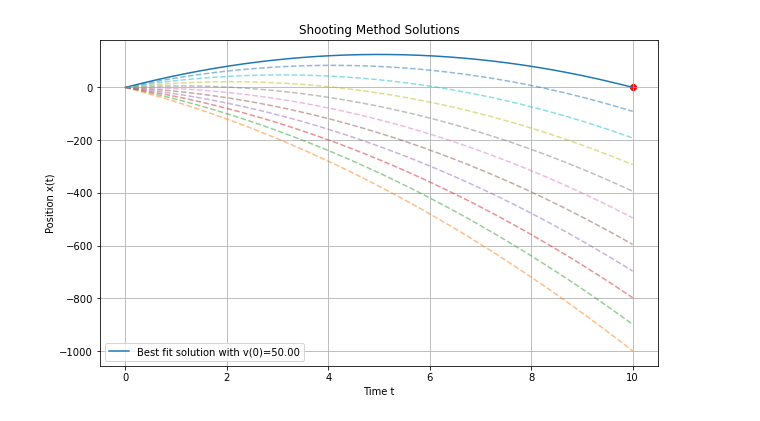
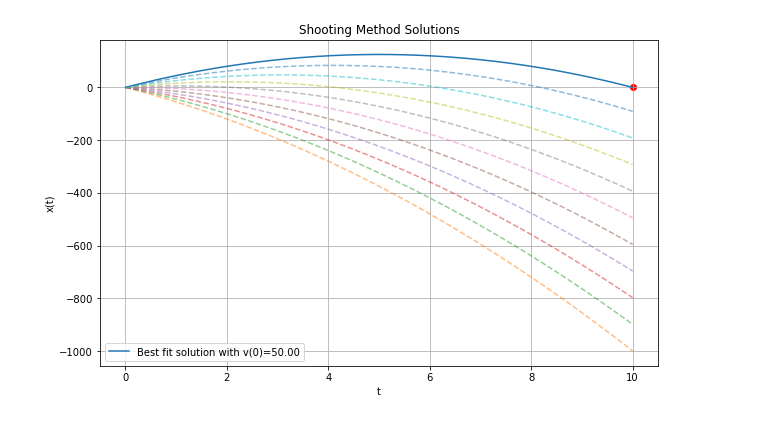
Before and after one commit to santanu-m/Computational-Physics, a Jupyter notebook: Assignment 2 Q 6.ipynb, the cells around one changed output. Cells and saved outputs as stored; diff of their text form; code cells hidden in the pictures.

```diff
--- a/Assignment 2 Q 6.ipynb
+++ b/Assignment 2 Q 6.ipynb
@@ -28,33 +28,33 @@ tf = 10
 x0 = 0
 n = 1000
 
 # Try different initial velocities
 initial_velocities = np.linspace(-50, 50, 100)
 final_positions = []
 
 for v in initial_velocities:
     _, sol = rk4(lambda t, y: model(t, y), [x0, v], t0, tf, n)
     final_positions.append(sol[-1, 0])
 
 # Find the initial velocity that makes x(tf) closest to 0
 idx = np.argmin(np.abs(final_positions))
 best_v = initial_velocities[idx]
 
 # Solve with the best initial velocity
 t, sol = rk4(lambda t, y: model(t, y), [x0, best_v], t0, tf, n)
 
 # Plotting the results
 plt.figure(figsize=(10, 6))
 plt.plot(t, sol[:, 0], label=f'Best fit solution with v(0)={best_v:.2f}')
 plt.scatter([tf], [0], color='red')  # Target boundary condition at tf
 for v in initial_velocities[::10]:  # plot only some candidate solutions for clarity
     _, temp_sol = rk4(lambda t, y: model(t, y), [x0, v], t0, tf, n)
     plt.plot(t, temp_sol[:, 0], linestyle='--', alpha=0.5)
 plt.title('Shooting Method Solutions')
-plt.xlabel('Time t')
-plt.ylabel('Position x(t)')
+plt.xlabel('t')
+plt.ylabel('x(t)')
 plt.legend()
 plt.grid(True)
 plt.show()
 # %% [output]
-[figure, old version]
+[figure, new version]
```
